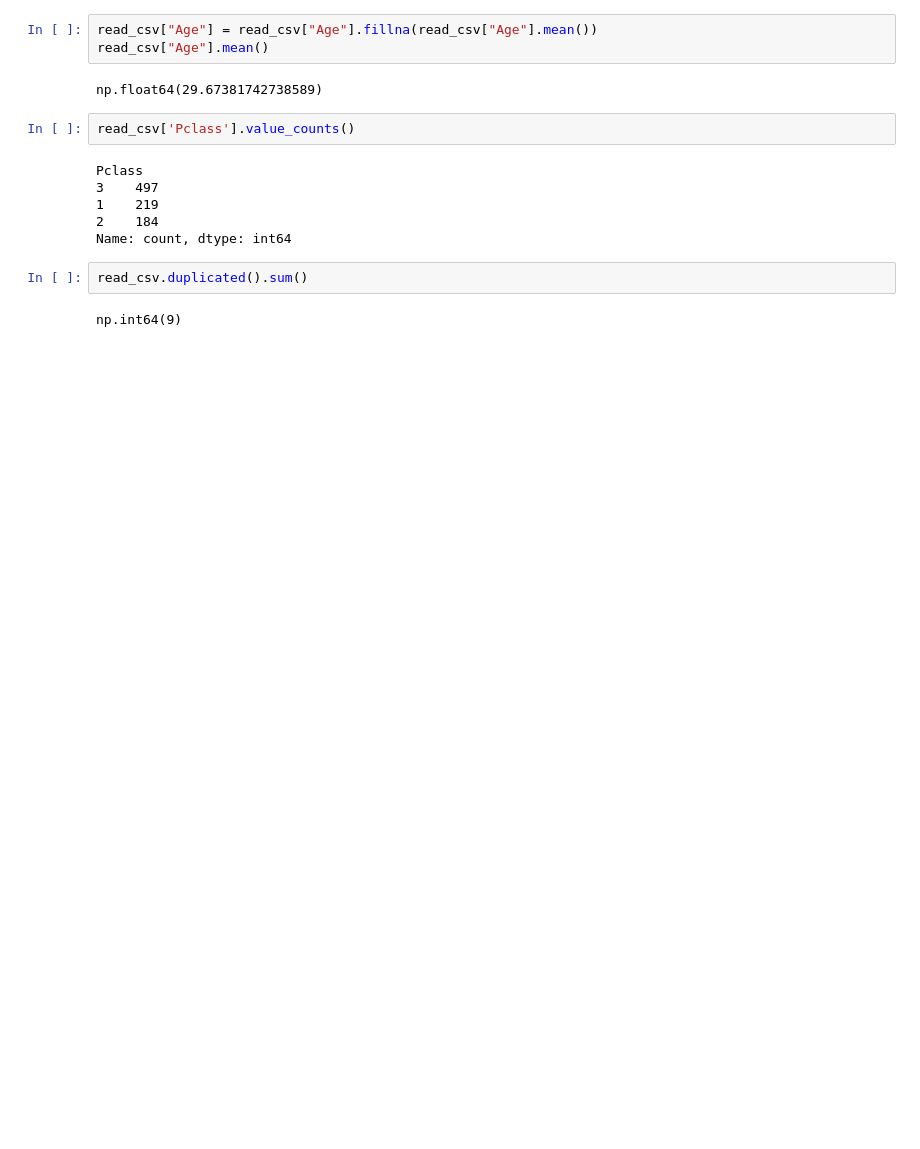
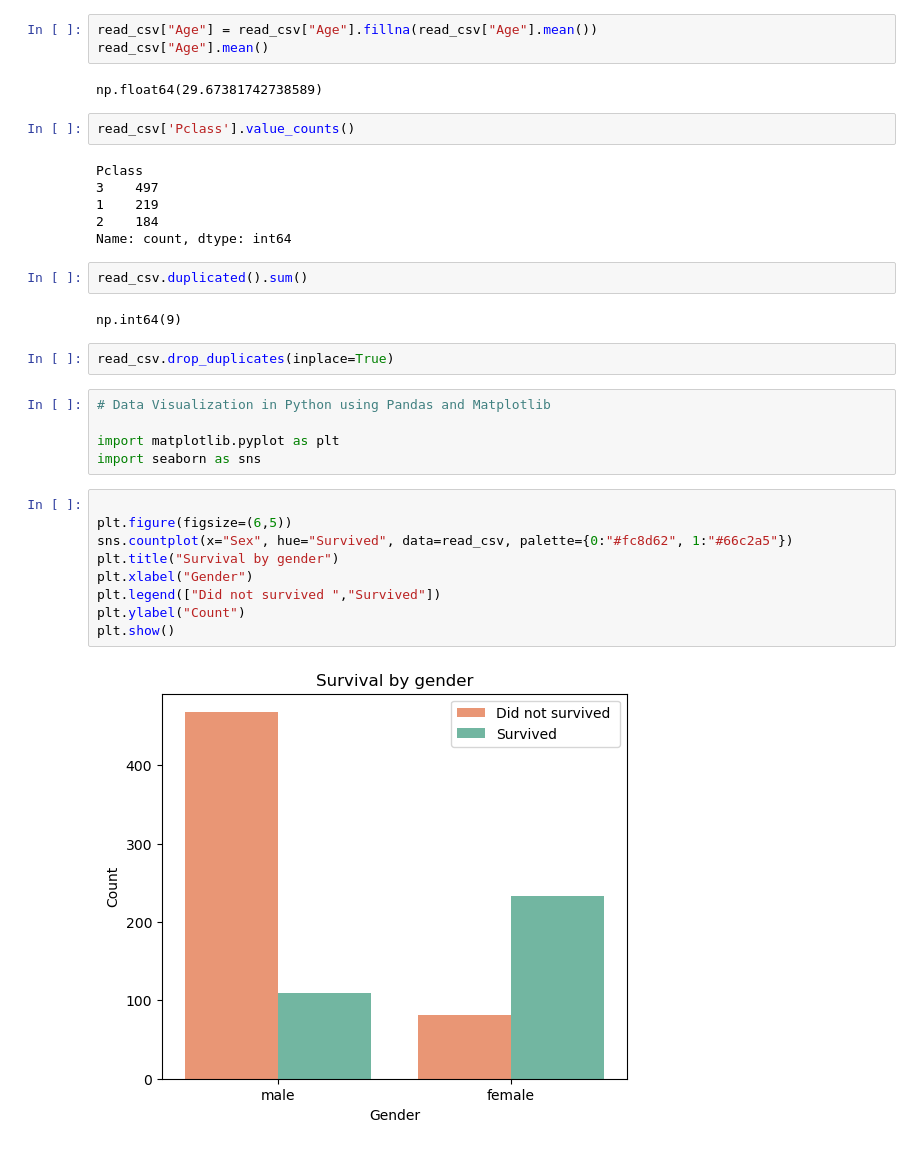
Before and after one commit to harsh1d/iginte-the-future-ember-event-30-1-2026, a Jupyter notebook: pandas.ipynb, the cells around one changed output. Drawn from its saved outputs; the diff is of its cells as text; blank space fills up the shorter version.

Commit message:
git add pandas.ipynb git commit -m "Update notebook with latest changes"

```diff
--- a/pandas.ipynb
+++ b/pandas.ipynb
@@ -320,3 +320,21 @@ Name: count, dtype: int64
 read_csv.duplicated().sum()
 # %% [output]
 np.int64(9)
+# %%
+read_csv.drop_duplicates(inplace=True)
+# %%
+# Data Visualization in Python using Pandas and Matplotlib
+
+import matplotlib.pyplot as plt
+import seaborn as sns
+# %%
+
+plt.figure(figsize=(6,5))
+sns.countplot(x="Sex", hue="Survived", data=read_csv, palette={0:"#fc8d62", 1:"#66c2a5"})
+plt.title("Survival by gender")
+plt.xlabel("Gender")
+plt.legend(["Did not survived ","Survived"])
+plt.ylabel("Count")
+plt.show()
+# %% [output]
+[figure, added]
```
Also changed, not shown: parts of 1 cell of this notebook.
